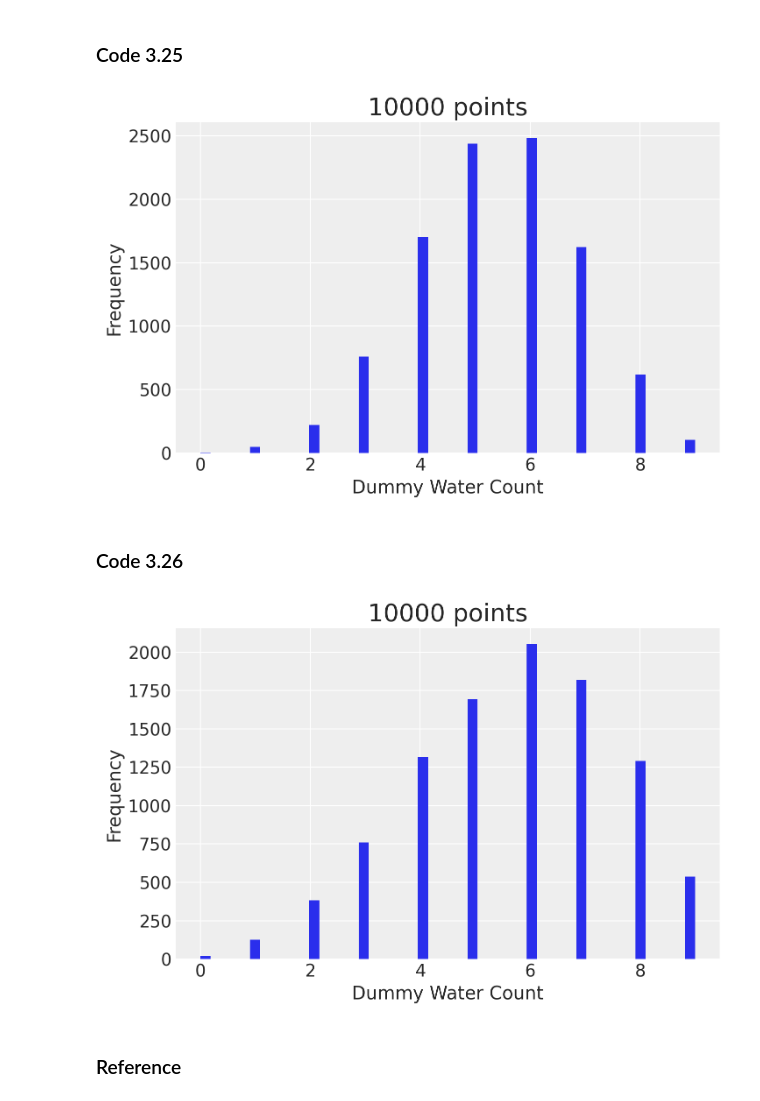
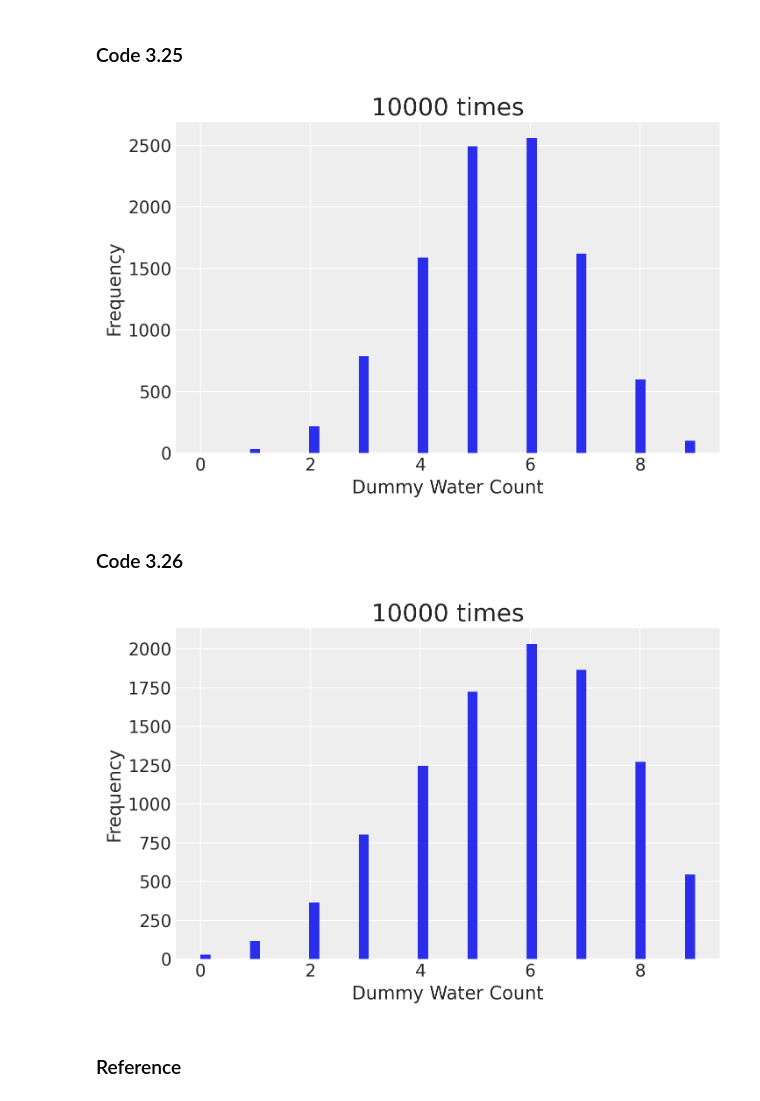
Before and after one commit to kingwyf87/statistical-rethinking-learning-notes, a Jupyter notebook: Chapter_3_Sampling_the_Imaginary.ipynb, the cells around one changed output. Drawn from its saved outputs; the diff is of its cells as text; code cells hidden in the pictures.

```diff
--- a/Chapter_3_Sampling_the_Imaginary.ipynb
+++ b/Chapter_3_Sampling_the_Imaginary.ipynb
@@ -309,22 +312,22 @@ plt.show()
 # %%
 dummy_w = stats.binom.rvs(n=9, p=0.6, size=int(1e4))
 
 # plot figure
 fig = plt.figure(figsize=(8, 5))
 plt.hist(dummy_w, bins=50)
 plt.xlabel('Dummy Water Count', fontsize=15)
 plt.ylabel('Frequency', fontsize=15)
-plt.title('{} points'.format(int(1e4)), fontsize=20)
+plt.title('{} times'.format(int(1e4)), fontsize=20)
 plt.show()
 # %% [output]
-[figure, old version]
+[figure, new version]
 # %% [markdown]
 ### Code 3.26
 # %%
 # define gird size
 N = 1000
 # define grid
-p_grid = np.linspace(0, 1, 1000)
+p_grid = np.linspace(0, 1, N)
 # define prior
 prob_p = np.ones(N)
 # compute likelihood at each value in grid
@@ -332,8 +335,8 @@ prob_data = binom.pmf(6, 9, p_grid)
 # compute product of likelihood and prior
 posterior = prob_data*prob_p
 # standardize the posterior, so it sums to 1
-posterior_std = posterior/sum(posterior)
-samples = np.random.choice(p_grid, size=10000, replace=True, p=posterior_std)
+posterior = posterior/sum(posterior)
+samples = np.random.choice(p_grid, size=10000, replace=True, p=posterior)
 
 dummy_w = stats.binom.rvs(n=9, p=samples, size=int(1e4))
 
@@ -342,10 +345,10 @@ fig = plt.figure(figsize=(8, 5))
 plt.hist(dummy_w, bins=50)
 plt.xlabel('Dummy Water Count', fontsize=15)
 plt.ylabel('Frequency', fontsize=15)
-plt.title('{} points'.format(int(1e4)), fontsize=20)
+plt.title('{} times'.format(int(1e4)), fontsize=20)
 plt.show()
 # %% [output]
-[figure, old version]
+[figure, new version]
 # %% [markdown]
 ### Reference
 # %% [markdown]
```
Also changed, not shown: parts of 22 cells of this notebook.
